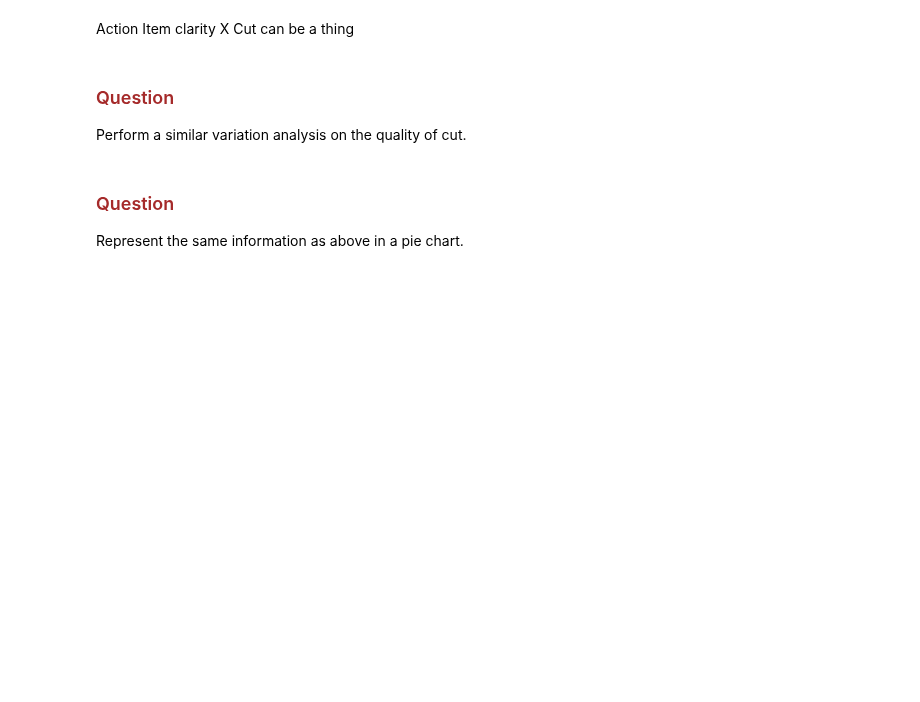
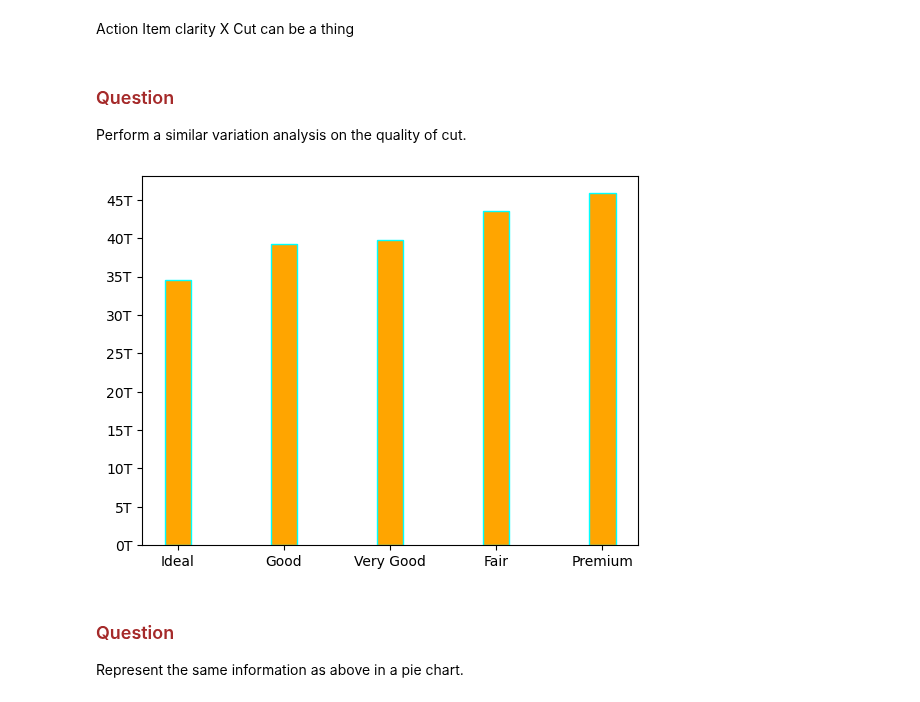
Before and after one commit to nikhil-rai-ds/redesigned-umbrella-matplotlib, a Jupyter notebook: Diamond Data Viz.ipynb, the cells around one changed output. Drawn from its saved outputs; the diff is of its cells as text; code cells hidden in the pictures; blank space fills up the shorter version.

Commit message:
Bar chart

```diff
--- a/Diamond Data Viz.ipynb
+++ b/Diamond Data Viz.ipynb
@@ -120,6 +139,18 @@ fig.savefig('diamond_price_variation.png')
 <h3 style = "color : Brown"> Question </h3>
 
 Perform a similar variation analysis on the quality of cut.
+# %%
+df_cut = data.groupby('cut').agg({'price' : 'mean'})
+df_cut.reset_index(inplace = True)
+# %%
+df_cut.sort_values(by = 'price',inplace = True)
+# %%
+fig, ax = plt.subplots()
+ax.bar(df_cut['cut'],df_cut['price'],edgecolor = "cyan",width= 0.25,color = 'orange')
+ax.set_yticks(range(0, int(np.max(df_cut['price'])) , 500) ,   [ f'{round(y/100)}T' for y in  range( 0, int(np.max(df_cut['price'])) , 500)]  )
+plt.show()
+# %% [output]
+[figure, added]
 # %% [markdown]
 <h3 style = "color : Brown"> Question </h3>
 
```
Also changed, not shown: parts of 4 cells of this notebook, 1 other file.
